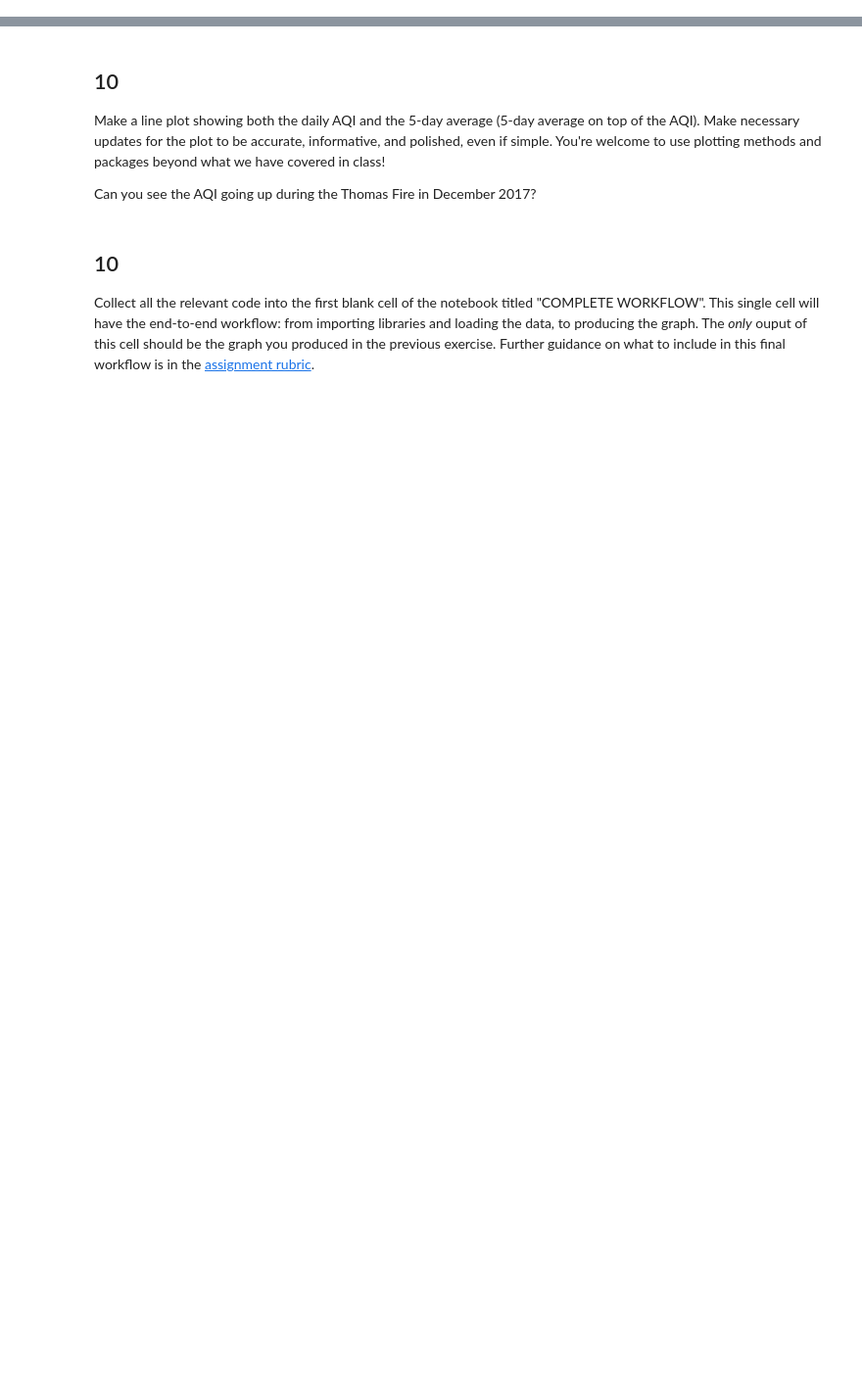
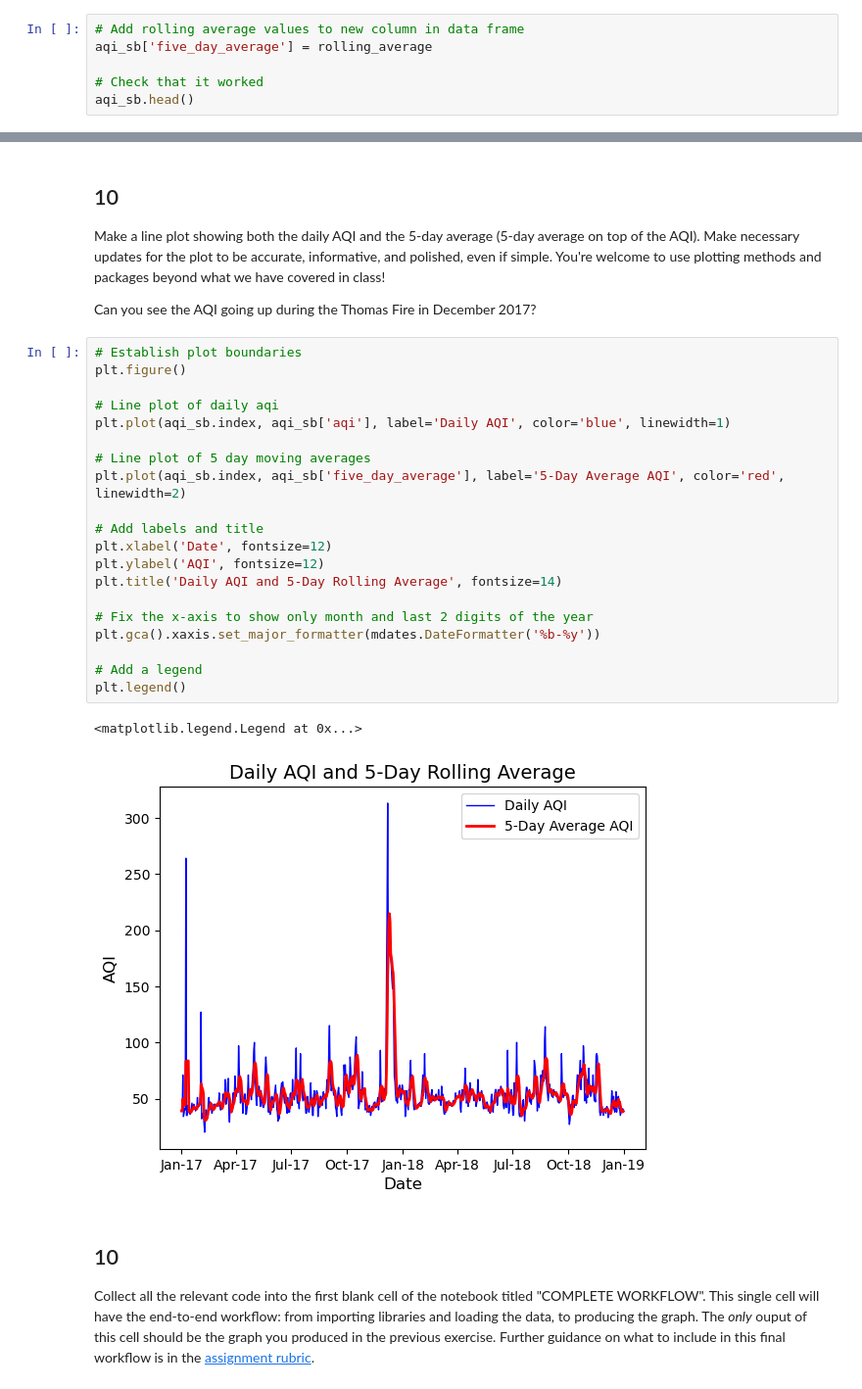
Before and after one commit to jordancsibley/eds220-hwk2, a Jupyter notebook: hwk2-task3-aqi.ipynb, the cells around one changed output, grey strips where cells are left out. Shown at 98% size. Drawn from its saved outputs; the diff is of its cells as text; blank space fills up the shorter version.

```diff
--- a/hwk2-task3-aqi.ipynb
+++ b/hwk2-task3-aqi.ipynb
@@ -285,3 +340,9 @@ Name: aqi, Length: 730, dtype: float64
 ## 9
 
 Without creating any new variables, add the mean of the AQI over a 5-day rolling window as a new column named `five_day_average` to the `aqi_sb` dataframe.
+# %%
+# Add rolling average values to new column in data frame
+aqi_sb['five_day_average'] = rolling_average
+
+# Check that it worked
+aqi_sb.head()
@@ -292,6 +361,29 @@ Without creating any new variables, add the mean of the AQI over a 5-day rolling
 Make a line plot showing both the daily AQI and the 5-day average (5-day average on top of the AQI). Make necessary updates for the plot to be accurate, informative, and polished, even if simple. You're welcome to use plotting methods and packages beyond what we have covered in class!
 
 Can you see the AQI going up during the Thomas Fire in December 2017?
+# %%
+# Establish plot boundaries
+plt.figure()
+
+# Line plot of daily aqi
+plt.plot(aqi_sb.index, aqi_sb['aqi'], label='Daily AQI', color='blue', linewidth=1)
+
+# Line plot of 5 day moving averages
+plt.plot(aqi_sb.index, aqi_sb['five_day_average'], label='5-Day Average AQI', color='red', linewidth=2)
+
+# Add labels and title
+plt.xlabel('Date', fontsize=12)
+plt.ylabel('AQI', fontsize=12)
+plt.title('Daily AQI and 5-Day Rolling Average', fontsize=14)
+
+# Fix the x-axis to show only month and last 2 digits of the year
+plt.gca().xaxis.set_major_formatter(mdates.DateFormatter('%b-%y'))
+
+# Add a legend
+plt.legend()
+# %% [output]
+<matplotlib.legend.Legend at 0x...>
+[figure, added]
 # %% [markdown]
 ## 10
 
```
Also changed, not shown: parts of 3 cells of this notebook.
